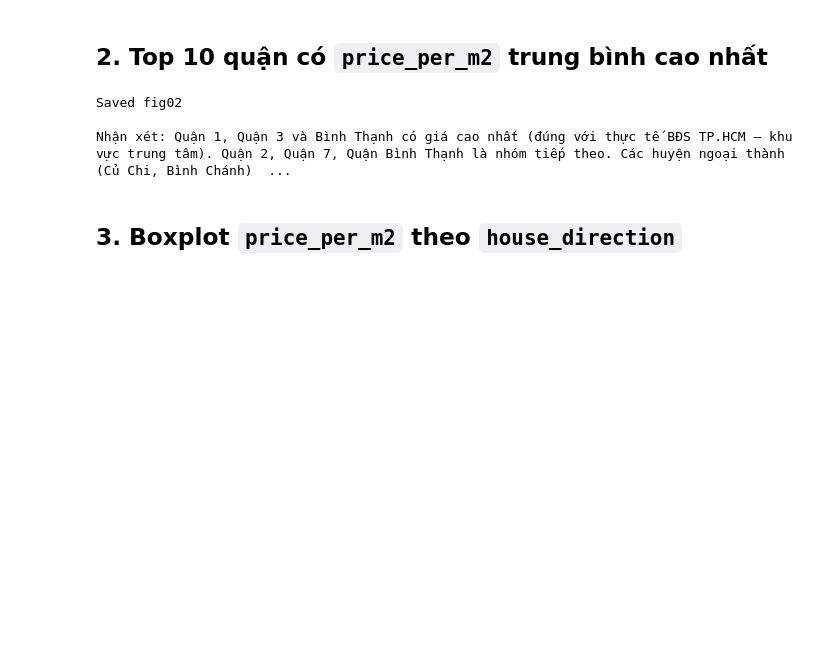
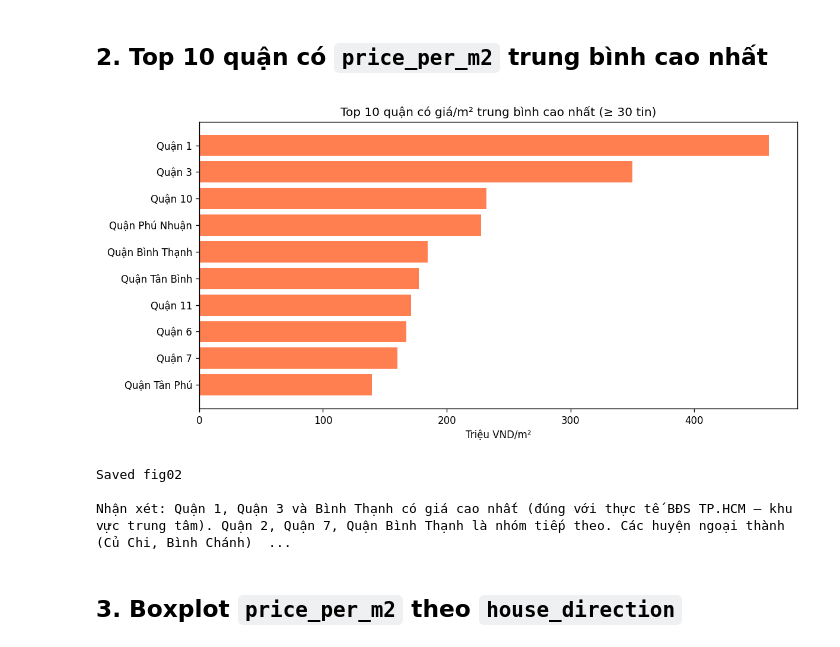
Before and after one commit to HuyMinhDev/Project_Phan_Tich_bat_Dong_San, a Jupyter notebook: notebooks/03_eda_executed.ipynb, the cells around one changed output. Cells and saved outputs as stored; diff of their text form; code cells hidden in the pictures; blank space fills up the shorter version.

```diff
--- a/notebooks/03_eda_executed.ipynb
+++ b/notebooks/03_eda_executed.ipynb
@@ -44,17 +49,19 @@ Nhận xét: Phân bố thang gốc lệch phải mạnh (skewed) do có vài c
 # %%
 top = (df.groupby('district_clean')['price_per_m2']
          .agg(['mean', 'count']).query('count >= 30')
          .sort_values('mean', ascending=False).head(10))
 fig, ax = plt.subplots(figsize=(10, 5))
 ax.barh(top.index[::-1], top['mean'][::-1] / 1e6, color='coral')
 ax.set_title('Top 10 quận có giá/m² trung bình cao nhất (≥ 30 tin)')
 ax.set_xlabel('Triệu VND/m²')
 plt.tight_layout()
 plt.savefig(FIG / 'fig02_top10_districts.png', dpi=120)
 plt.close()
+display(Image(filename=str(FIG / 'fig02_top10_districts.png')))
 print('Saved fig02')
 print('\nNhận xét: Quận 1, Quận 3 và Bình Thạnh có giá cao nhất (đúng với thực tế BĐS TP.HCM — khu vực trung tâm). Quận 2, Quận 7, Quận Bình Thạnh là nhóm tiếp theo. Các huyện ngoại thành (Củ Chi, Bình Chánh) đứng cuối.')
 # %% [output]
+[figure, added]
 Saved fig02
 
 Nhận xét: Quận 1, Quận 3 và Bình Thạnh có giá cao nhất (đúng với thực tế BĐS TP.HCM — khu vực trung tâm). Quận 2, Quận 7, Quận Bình Thạnh là nhóm tiếp theo. Các huyện ngoại thành (Củ Chi, Bình Chánh)  ...
```
Also changed, not shown: parts of 10 cells of this notebook, 5 other files.
